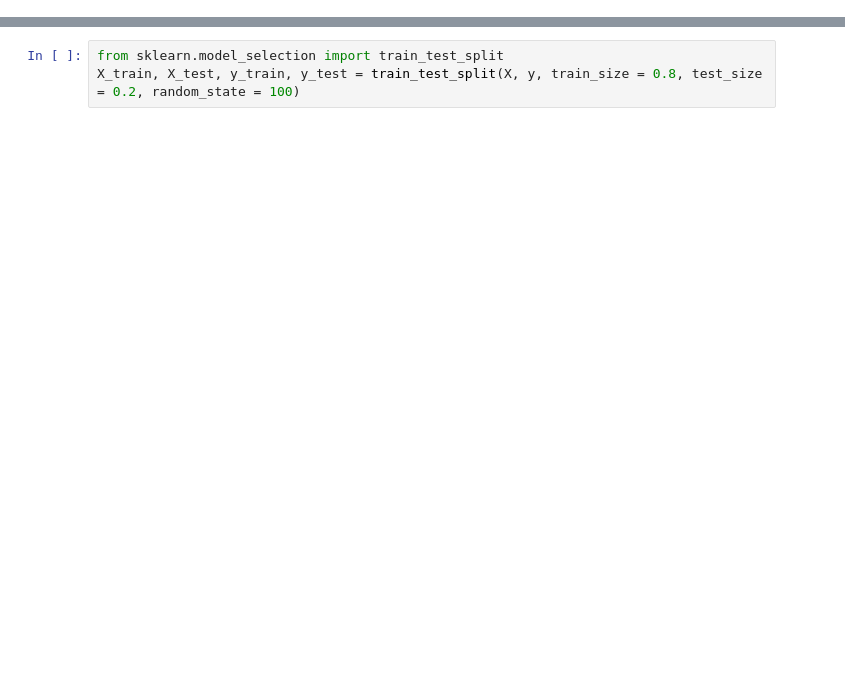
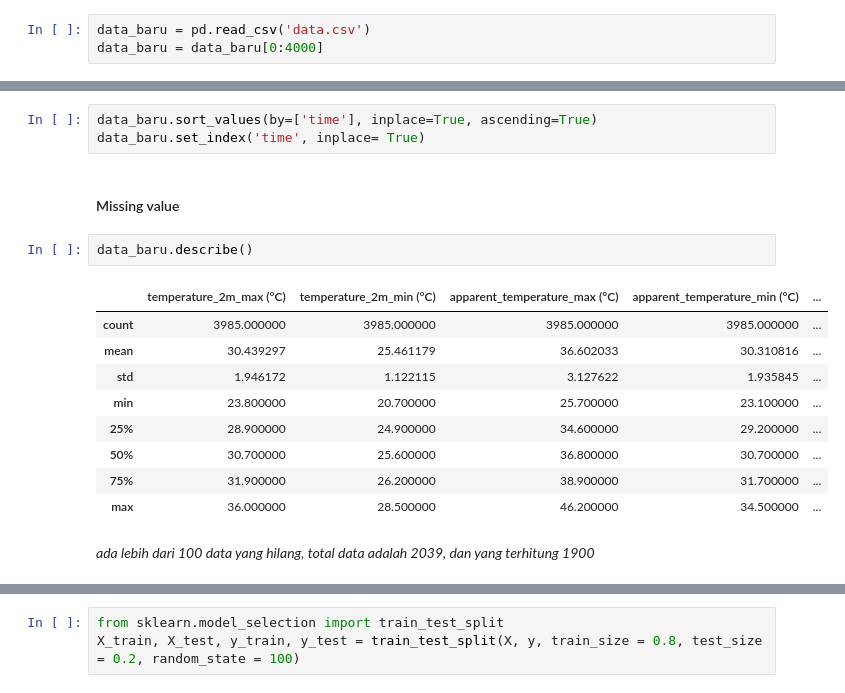
Before and after one commit to el-thobhy/rainfall-prediction, a Jupyter notebook: test_code_kaggle.ipynb, the cells around one changed output, grey strips where cells are left out. Cells and saved outputs as stored; diff of their text form; blank space fills up the shorter version.

Commit message:
first tuning for 2000 data

```diff
--- a/test_code_kaggle.ipynb
+++ b/test_code_kaggle.ipynb
@@ -231,0 +14,3 @@ y = df_new['rain_sum (mm)']
+# %%
+data_baru = pd.read_csv('data.csv')
+data_baru = data_baru[0:4000]
@@ -231,0 +51,19 @@ y = df_new['rain_sum (mm)']
+# %%
+data_baru.sort_values(by=['time'], inplace=True, ascending=True)
+data_baru.set_index('time', inplace= True)
+# %% [markdown]
+#### Missing value
+# %%
+data_baru.describe()
+# %% [output]
+|  | temperature_2m_max (°C) | temperature_2m_min (°C) | apparent_temperature_max (°C) | apparent_temperature_min (°C) | ... |
+| count | 3985.000000 | 3985.000000 | 3985.000000 | 3985.000000 | ... |
+| mean | 30.439297 | 25.461179 | 36.602033 | 30.310816 | ... |
+| std | 1.946172 | 1.122115 | 3.127622 | 1.935845 | ... |
+| min | 23.800000 | 20.700000 | 25.700000 | 23.100000 | ... |
+| 25% | 28.900000 | 24.900000 | 34.600000 | 29.200000 | ... |
+| 50% | 30.700000 | 25.600000 | 36.800000 | 30.700000 | ... |
+| 75% | 31.900000 | 26.200000 | 38.900000 | 31.700000 | ... |
+| max | 36.000000 | 28.500000 | 46.200000 | 34.500000 | ... |
+# %% [markdown]
+_ada lebih dari 100 data yang hilang, total data adalah 2039, dan yang terhitung 1900_
```
Also changed, not shown: parts of 88 cells of this notebook, 13 other files.
